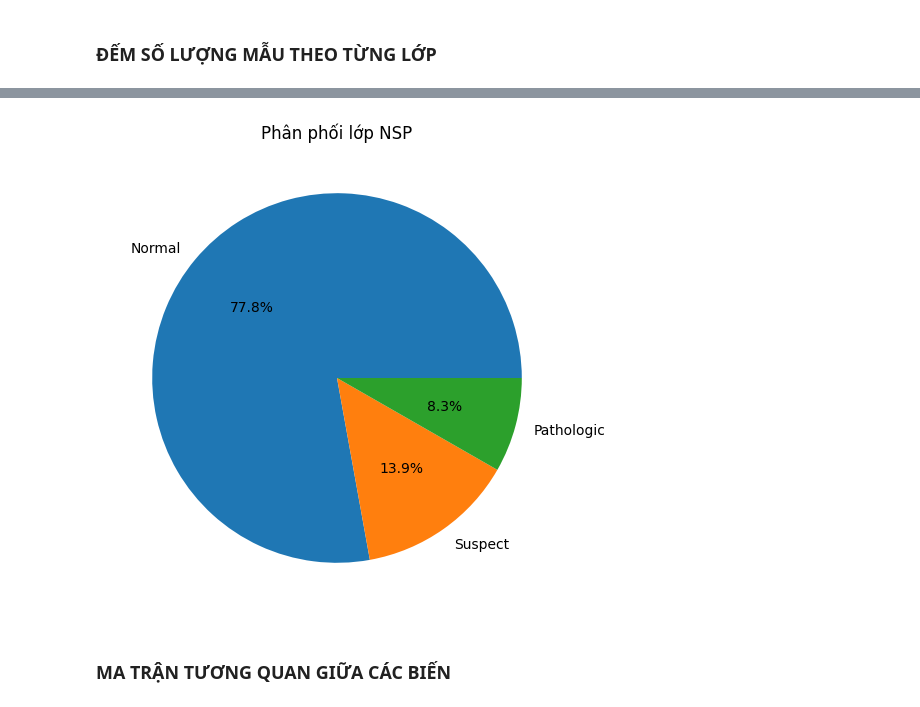
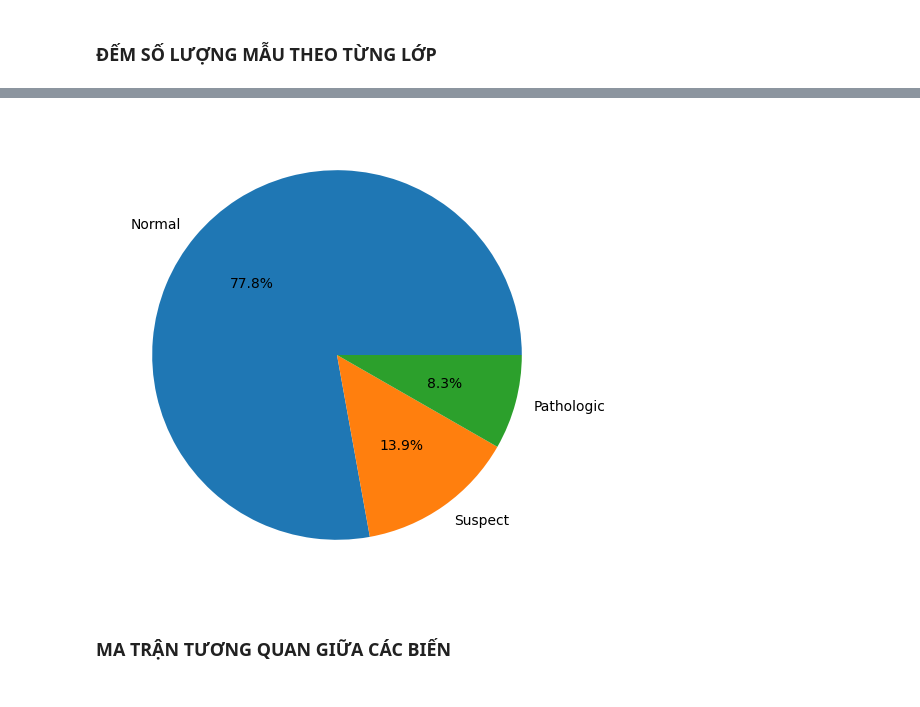
Before and after one commit to VuVanTien03/machine-learning, a Jupyter notebook: notebook/EDA.ipynb, the cells around one changed output, grey strips where cells are left out. Drawn from its saved outputs; the diff is of its cells as text; code cells hidden in the pictures.

```diff
--- a/notebook/EDA.ipynb
+++ b/notebook/EDA.ipynb
@@ -71,11 +72,10 @@ plt.show()
 # %%
 plt.figure(figsize=(6, 6))
 df['NSP'].value_counts().plot.pie(autopct='%1.1f%%', labels=['Normal', 'Suspect', 'Pathologic'])
-plt.title('Phân phối lớp NSP')
 plt.ylabel('')
 plt.show()
 # %% [output]
-[figure, old version]
+[figure, new version]
 # %% [markdown]
 ### MA TRẬN TƯƠNG QUAN GIỮA CÁC BIẾN
 # %%
```
Also changed, not shown: parts of 3 cells of this notebook, 1 other file.
